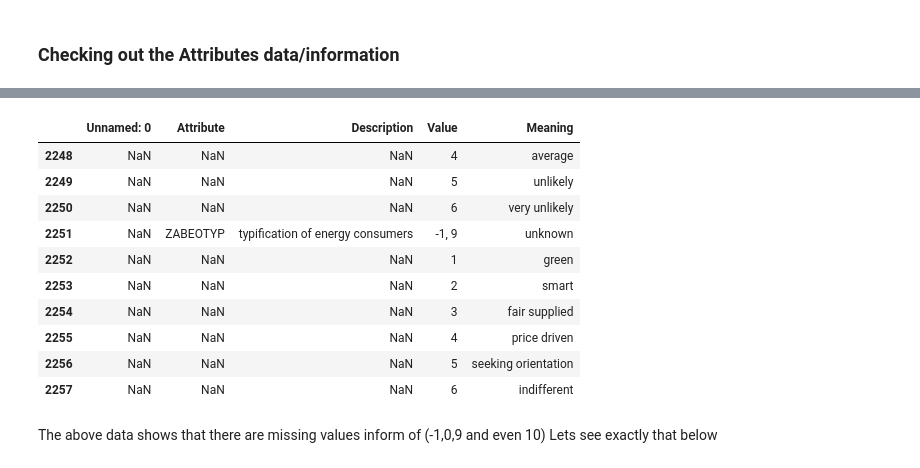
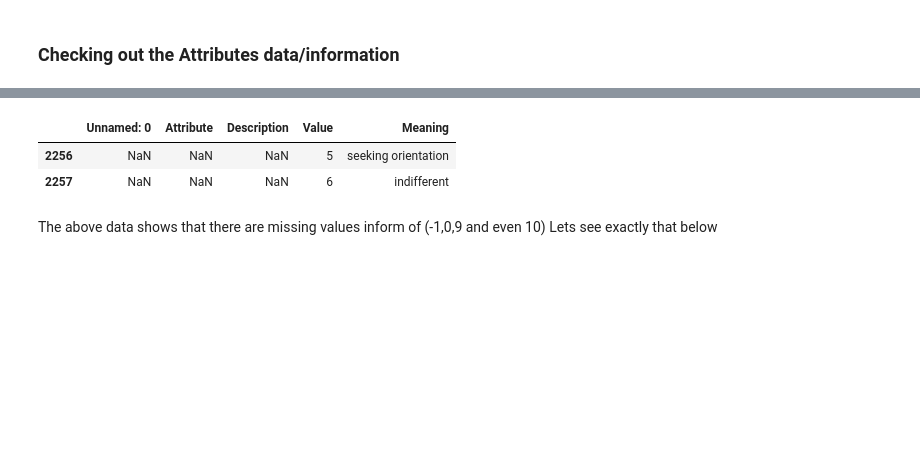
Before and after one commit to Joykareko/AWS-Udacity-Capstone-Project, a Jupyter notebook: Arvato_Project_Workbook.ipynb, the cells around one changed output, grey strips where cells are left out. Saved outputs shown, nothing was run; the diff lists cells and outputs as text; code cells hidden in the pictures; blank space fills up the shorter version.

```diff
--- a/Arvato_Project_Workbook.ipynb
+++ b/Arvato_Project_Workbook.ipynb
@@ -63,7 +73,8 @@ In the below cell, we've provided some initial code to load in the first two dat
 
 You'll notice when the data is loaded in that a warning message will immediately pop up. Before you really start digging into the modeling and analysis, you're going to need to perform some cleaning. Take some time to browse the structure of the data and look over the informational spreadsheets to understand the data values. Make some decisions on which features to keep, which features to drop, and if any revisions need to be made on data formats. It'll be a good idea to create a function with pre-processing steps, since you'll need to clean all of the datasets before you work with them.
 # %%
-# load in the data, and getting a sample of the data
+# load in the data
 azdias = pd.read_csv('/content/Udacity_AZDIAS_052018.csv', sep=';')
 customers = pd.read_csv('/content/Udacity_CUSTOMERS_052018.csv', sep=';')
-attributes = pd.read_excel('/content/DIAS Attributes - Values 2017.xlsx')
+attributes = pd.read_excel('/content/DIAS Attributes - Values 2017.xlsx', header=1)
+print('Data Loaded Successfully.......!')
@@ -160,15 +165,7 @@ attributes.head(10)
 # %%
-attributes.tail(10)
+attributes.tail(2)
 # %% [output]
 |  | Unnamed: 0 | Attribute | Description | Value | Meaning |
-| 2248 | NaN | NaN | NaN | 4 | average |
-| 2249 | NaN | NaN | NaN | 5 | unlikely |
-| 2250 | NaN | NaN | NaN | 6 | very unlikely |
-| 2251 | NaN | ZABEOTYP | typification of energy consumers | -1, 9 | unknown |
-| 2252 | NaN | NaN | NaN | 1 | green |
-| 2253 | NaN | NaN | NaN | 2 | smart |
-| 2254 | NaN | NaN | NaN | 3 | fair supplied |
-| 2255 | NaN | NaN | NaN | 4 | price driven |
 | 2256 | NaN | NaN | NaN | 5 | seeking orientation |
 | 2257 | NaN | NaN | NaN | 6 | indifferent |
 # %% [markdown]
```
Also changed, not shown: parts of 24 cells of this notebook.
